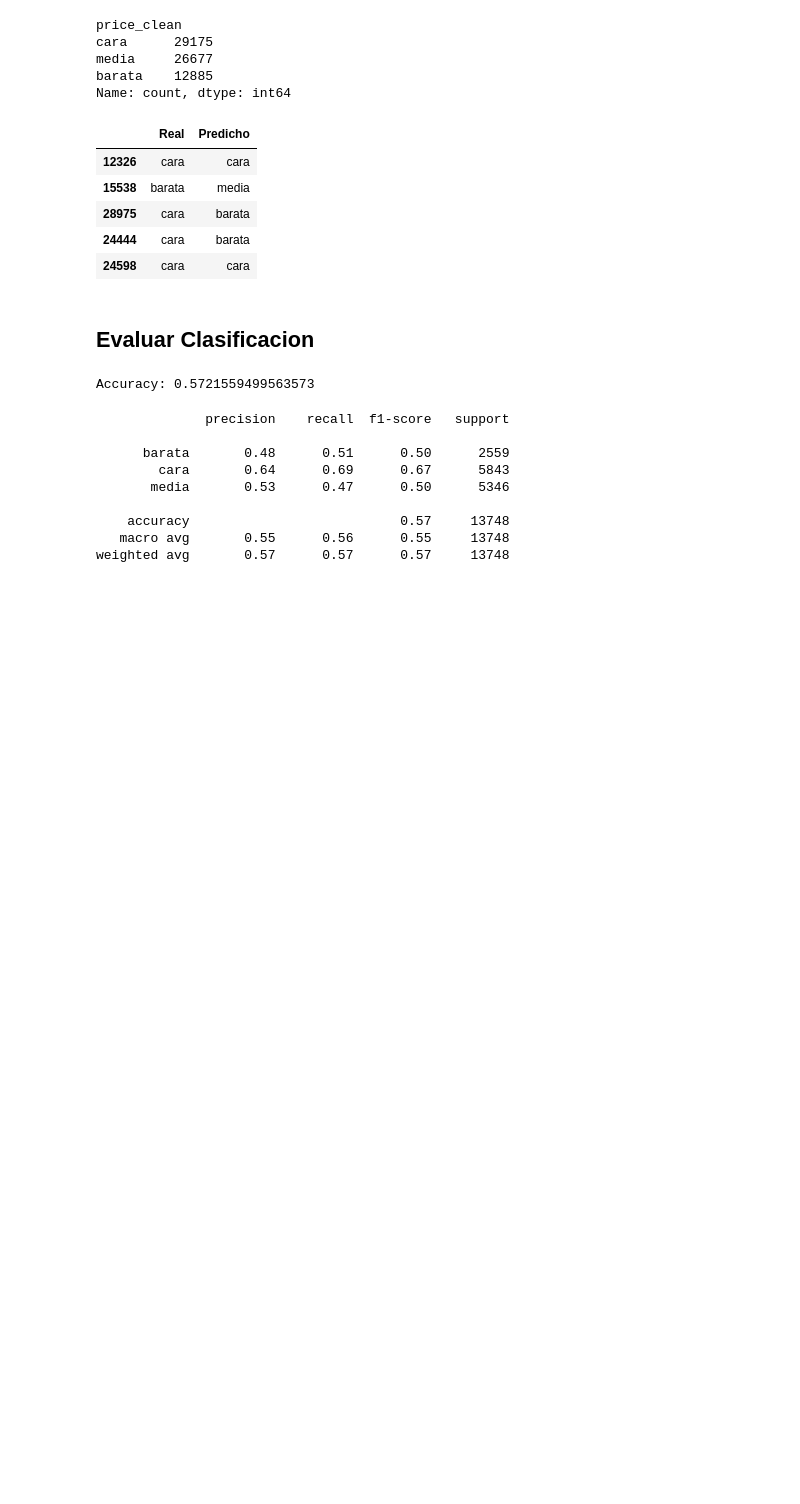
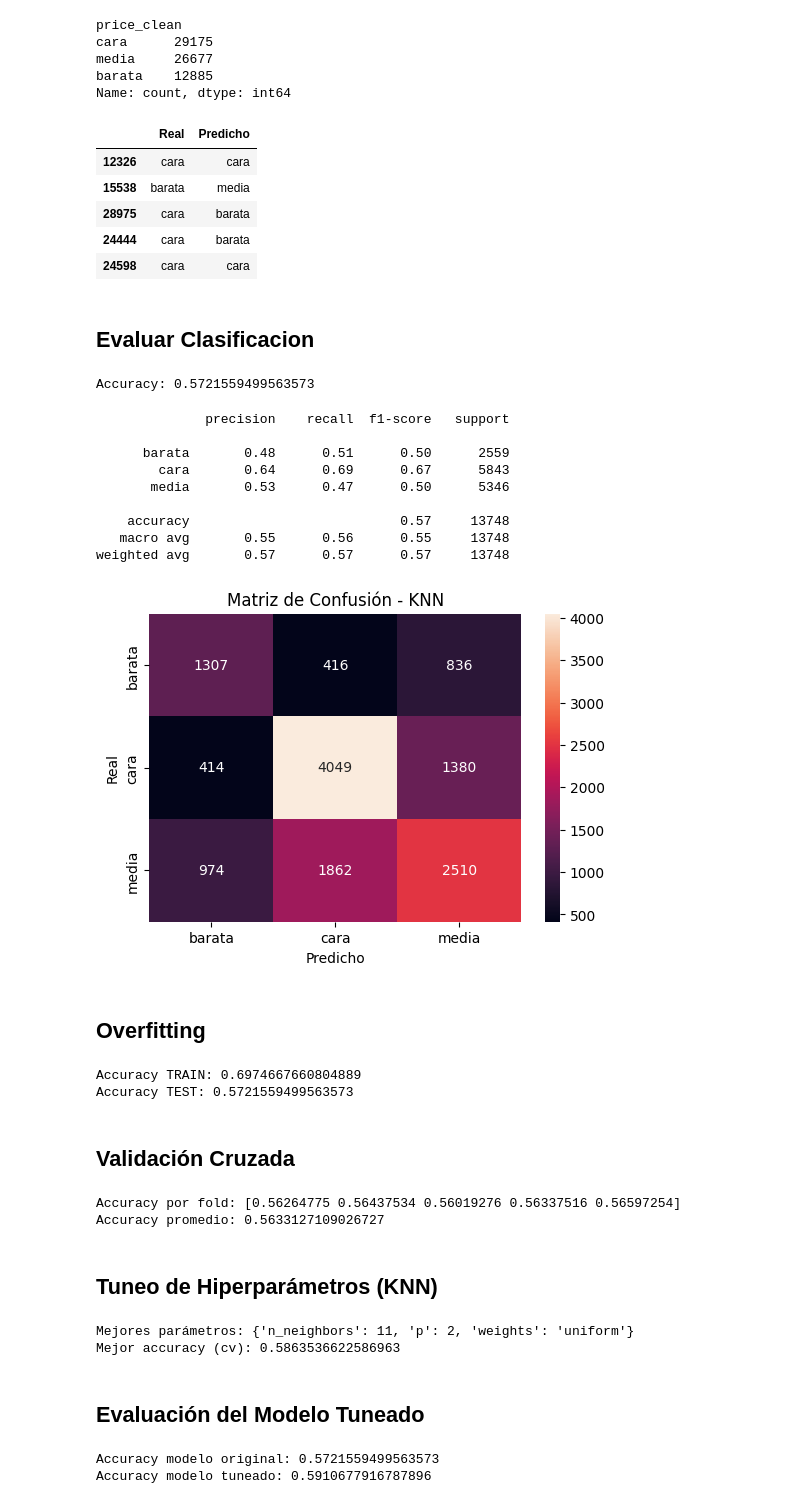
Before and after one commit to Alejandrosiaus/Laboratorio_6_MD, a Jupyter notebook: notebooks/lab_6.ipynb, the cells around one changed output. Saved outputs shown, nothing was run; the diff lists cells and outputs as text; code cells hidden in the pictures; blank space fills up the shorter version.

```diff
--- a/notebooks/lab_6.ipynb
+++ b/notebooks/lab_6.ipynb
@@ -275,3 +278,72 @@ print(classification_report(y_test_c, y_pred_c))
     accuracy                           0.57     13748
    macro avg       0.55      0.56      0.55     13748
 weighted avg       0.57      0.57      0.57     13748
+# %%
+cm = confusion_matrix(y_test_c, y_pred_c)
+
+plt.figure(figsize=(6,4))
+sns.heatmap(cm, annot=True, fmt='d',
+            xticklabels=['barata','cara','media'],
+            yticklabels=['barata','cara','media'])
+
+plt.xlabel('Predicho')
+plt.ylabel('Real')
+plt.title('Matriz de Confusión - KNN')
+plt.show()
+# %% [output]
+[figure, added]
+# %% [markdown]
+## Overfitting
+# %%
+y_train_pred = knn_clf.predict(X_train_c)
+
+train_accuracy = accuracy_score(y_train_c, y_train_pred)
+
+print("Accuracy TRAIN:", train_accuracy)
+print("Accuracy TEST:", accuracy)
+# %% [output]
+Accuracy TRAIN: 0.6974667660804889
+Accuracy TEST: 0.5721559499563573
+# %% [markdown]
+## Validación Cruzada
+# %%
+cv_scores = cross_val_score(knn_clf, X_train_c, y_train_c, cv=5, scoring='accuracy')
+
+print("Accuracy por fold:", cv_scores)
+print("Accuracy promedio:", cv_scores.mean())
+# %% [output]
+Accuracy por fold: [0.56264775 0.56437534 0.56019276 0.56337516 0.56597254]
+Accuracy promedio: 0.5633127109026727
+# %% [markdown]
+## Tuneo de Hiperparámetros (KNN)
+# %%
+param_grid = {
+    'n_neighbors': [3,5,7,9,11],
+    'weights': ['uniform','distance'],
+    'p': [1,2]  # 1 = manhattan, 2 = euclidiana
+}
+
+grid = GridSearchCV(KNeighborsClassifier(), param_grid, cv=5, scoring='accuracy')
+
+grid.fit(X_train_c, y_train_c)
+
+print("Mejores parámetros:", grid.best_params_)
+print("Mejor accuracy (cv):", grid.best_score_)
+# %% [output]
+Mejores parámetros: {'n_neighbors': 11, 'p': 2, 'weights': 'uniform'}
+Mejor accuracy (cv): 0.5863536622586963
+# %% [markdown]
+## Evaluación del Modelo Tuneado
+# %%
+best_knn = grid.best_estimator_
+
+y_pred_best = best_knn.predict(X_test_c)
+
+
+accuracy_best = accuracy_score(y_test_c, y_pred_best)
+
+print("Accuracy modelo original:", accuracy)
+print("Accuracy modelo tuneado:", accuracy_best)
+# %% [output]
+Accuracy modelo original: 0.5721559499563573
+Accuracy modelo tuneado: 0.5910677916787896
```
Also changed, not shown: parts of 6 cells of this notebook.
